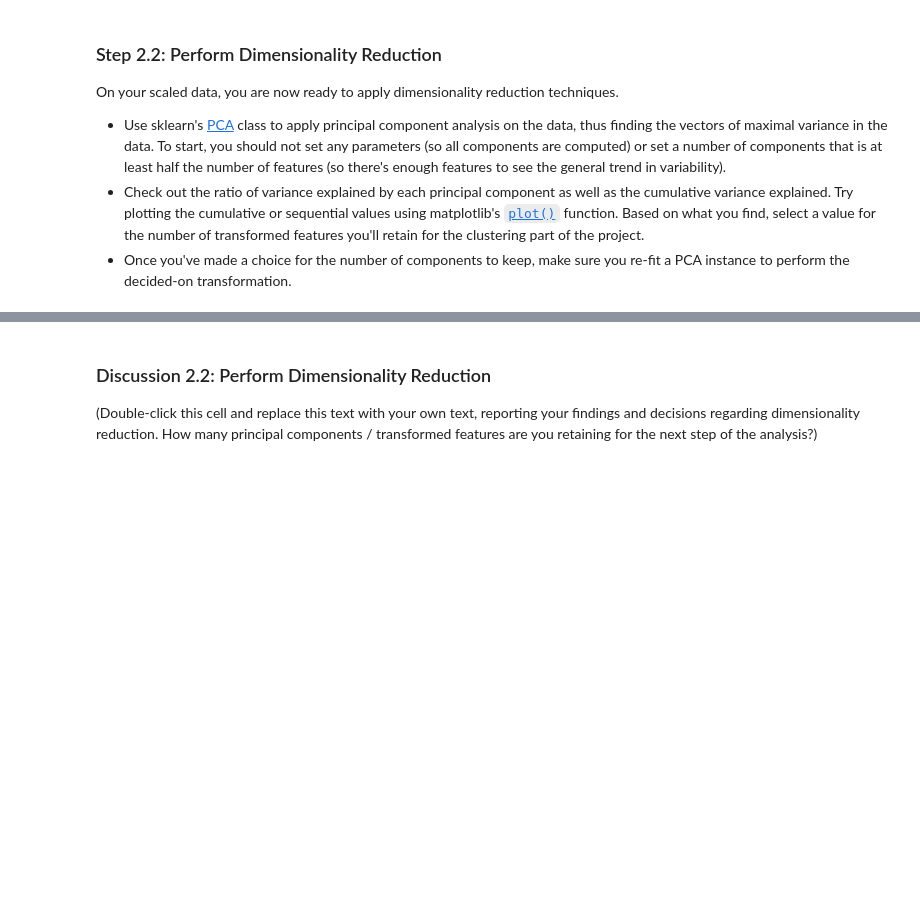
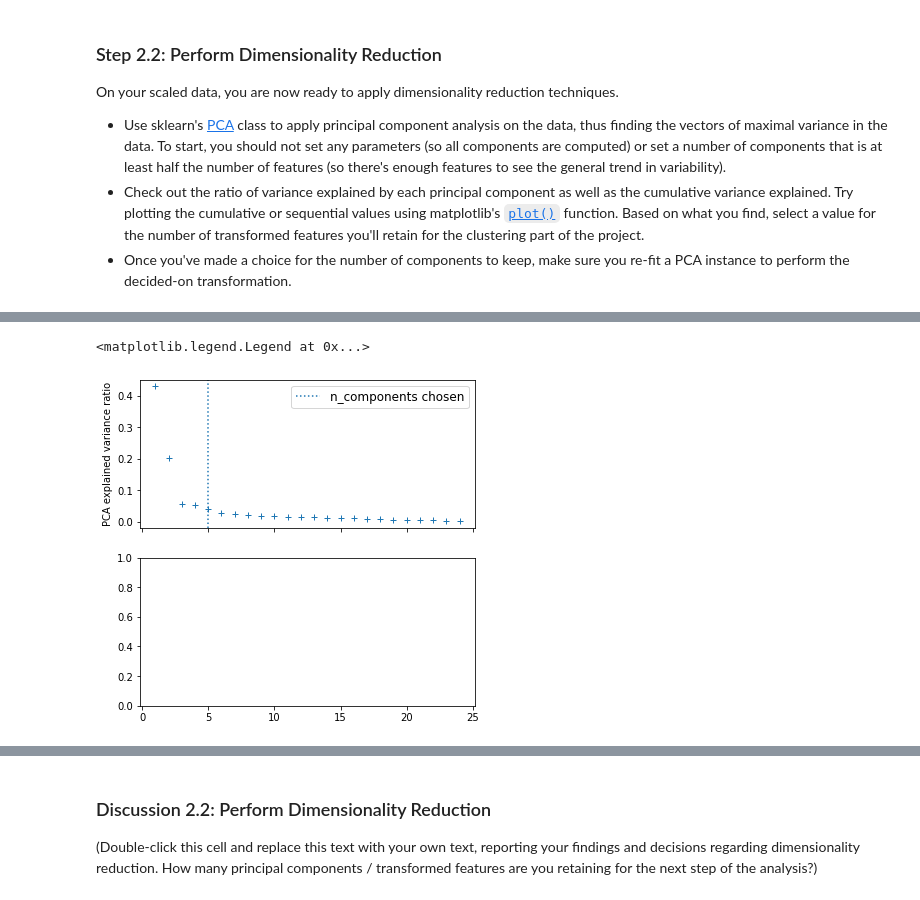
Before and after one commit to jmnickerson05/udacity_identify_customer_segments, a Jupyter notebook: Identify_Customer_Segments.ipynb, the cells around one changed output, grey strips where cells are left out. Saved outputs shown, nothing was run; the diff lists cells and outputs as text; code cells hidden in the pictures; blank space fills up the shorter version.

```diff
--- a/Identify_Customer_Segments.ipynb
+++ b/Identify_Customer_Segments.ipynb
@@ -540,7 +588,7 @@ Before we apply dimensionality reduction techniques to the data, we need to perf
 
 def scale_features(df):
     df = df.dropna()
-    df = df._to_pandas()
+#     df = df._to_pandas()
 
     #TODO -- make new ColumnTransformer Object
     # define transformers
@@ -563,6 +611,5 @@ def scale_features(df):
 
     return scaler
 
-
-scaler = scale_features(cust_df)
+transformer = scale_features(cust_df._to_pandas())
 # %% [output]
@@ -603,12 +629,0 @@ ColumnTransformer(n_jobs=-1, remainder='drop', sparse_threshold=0.3,
-# %%
-%%time
-# Source -- https://365datascience.com/pca-k-means/
-from sklearn.decomposition import PCA
-
-cust_df = clean_data(azdias)
-cust_df = cust_df.dropna()
-# cust_df = cust_df._to_pandas()
-pca = PCA().fit(cust_df)
-ccv
-plt.figure(figsize = (10,8))
-plt.plot(range(1,8), pca.explained_variance_ratio_.cumsum(), marker = 'o', linestyle = '--')
@@ -648,0 +630,36 @@ ValueError: x and y must have same first dimension, but have shapes (10,) and (3
+# %%
+%%time
+from sklearn.decomposition import PCA
+
+# cust_df = cust_df._to_pandas()
+# cust_df = cust_df.dropna()
+
+# Adapted from -- https://scikit-learn.org/stable/tutorial/statistical_inference/putting_together.html
+from sklearn.model_selection import GridSearchCV
+km = KMeans()
+pca = PCA()
+pipe = Pipeline(steps=[('prep', transformer), ('pca', pca), ('km', km)])
+pipe.fit(cust_df)
+
+# Parameters of pipelines can be set using ‘__’ separated parameter names:
+param_grid = {
+    'pca__n_components': [5, 15, 30, 45, 64],
+    "km__n_clusters": range(2, 11),
+}
+search = GridSearchCV(pipe, param_grid, n_jobs=-1)
+search.fit(cust_df)
+print("Best parameter (CV score=%0.3f):" % search.best_score_)
+print(search.best_params_)
+
+# Plot the PCA spectrum
+# pca.fit(cust_df)
+
+fig, (ax0, ax1) = plt.subplots(nrows=2, sharex=True, figsize=(6, 6))
+ax0.plot(np.arange(1, pca.n_components_ + 1),
+         pca.explained_variance_ratio_, '+', linewidth=2)
+ax0.set_ylabel('PCA explained variance ratio')
+
+ax0.axvline(search.best_estimator_.named_steps['pca'].n_components,
+            linestyle=':', label='n_components chosen')
+ax0.legend(prop=dict(size=12))
+# %% [output]
@@ -648,0 +670,2 @@ ValueError: x and y must have same first dimension, but have shapes (10,) and (3
+<matplotlib.legend.Legend at 0x...>
+[figure, added]
```
Also changed, not shown: parts of 26 cells of this notebook.
